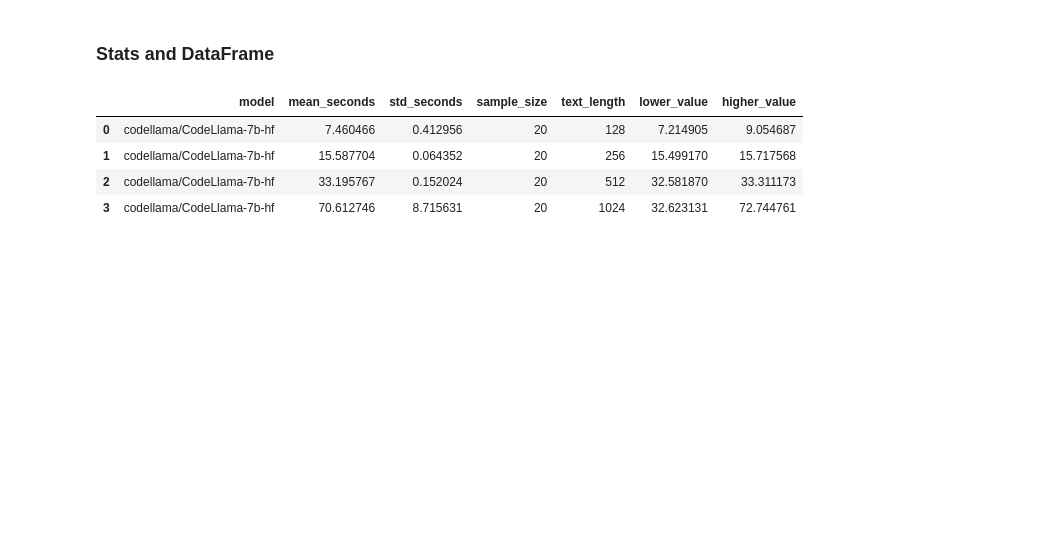
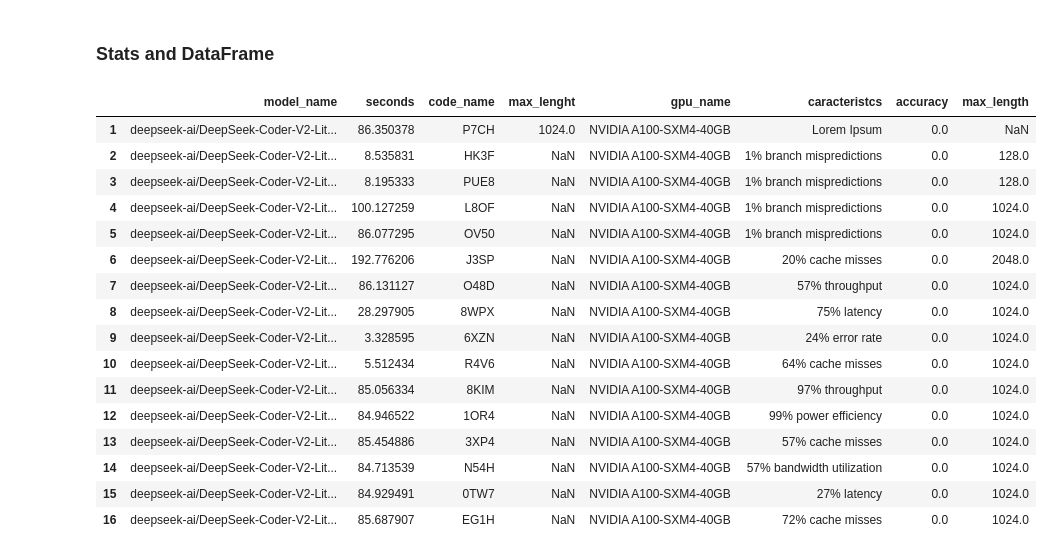
Before and after one commit to lac-dcc/baku, a Jupyter notebook: notebooks/BAKU_Time&Code.ipynb, the cells around one changed output. Saved outputs shown, nothing was run; the diff lists cells and outputs as text; code cells hidden in the pictures; blank space fills up the shorter version.

```diff
--- a/notebooks/BAKU_Time&Code.ipynb
+++ b/notebooks/BAKU_Time&Code.ipynb
@@ -177,11 +201,27 @@ models_data = simulation_model(models_data,first_max_length=1024,max_lenght_pow=
 # %% [markdown]
 ### Stats and DataFrame
-# %%
-models_data
-# %% [output]
-|  | model | mean_seconds | std_seconds | sample_size | text_length | lower_value | higher_value |
-| 0 | codellama/CodeLlama-7b-hf | 7.460466 | 0.412956 | 20 | 128 | 7.214905 | 9.054687 |
-| 1 | codellama/CodeLlama-7b-hf | 15.587704 | 0.064352 | 20 | 256 | 15.499170 | 15.717568 |
-| 2 | codellama/CodeLlama-7b-hf | 33.195767 | 0.152024 | 20 | 512 | 32.581870 | 33.311173 |
-| 3 | codellama/CodeLlama-7b-hf | 70.612746 | 8.715631 | 20 | 1024 | 32.623131 | 72.744761 |
+# %%
+model_values_path = '/content/drive/MyDrive/Colab_Notebooks/Baku/data/model_values.csv'
+
+models_values = pd.read_csv(model_values_path)
+models_values = models_values[models_values.get('model_name') == model_name]
+models_values
+# %% [output]
+|  | model_name | seconds | code_name | max_lenght | gpu_name | caracteristcs | accuracy | max_length |
+| 1 | deepseek-ai/DeepSeek-Coder-V2-Lit... | 86.350378 | P7CH | 1024.0 | NVIDIA A100-SXM4-40GB | Lorem Ipsum | 0.0 | NaN |
+| 2 | deepseek-ai/DeepSeek-Coder-V2-Lit... | 8.535831 | HK3F | NaN | NVIDIA A100-SXM4-40GB | 1% branch mispredictions | 0.0 | 128.0 |
+| 3 | deepseek-ai/DeepSeek-Coder-V2-Lit... | 8.195333 | PUE8 | NaN | NVIDIA A100-SXM4-40GB | 1% branch mispredictions | 0.0 | 128.0 |
+| 4 | deepseek-ai/DeepSeek-Coder-V2-Lit... | 100.127259 | L8OF | NaN | NVIDIA A100-SXM4-40GB | 1% branch mispredictions | 0.0 | 1024.0 |
+| 5 | deepseek-ai/DeepSeek-Coder-V2-Lit... | 86.077295 | OV50 | NaN | NVIDIA A100-SXM4-40GB | 1% branch mispredictions | 0.0 | 1024.0 |
+| 6 | deepseek-ai/DeepSeek-Coder-V2-Lit... | 192.776206 | J3SP | NaN | NVIDIA A100-SXM4-40GB | 20% cache misses | 0.0 | 2048.0 |
+| 7 | deepseek-ai/DeepSeek-Coder-V2-Lit... | 86.131127 | O48D | NaN | NVIDIA A100-SXM4-40GB | 57% throughput | 0.0 | 1024.0 |
+| 8 | deepseek-ai/DeepSeek-Coder-V2-Lit... | 28.297905 | 8WPX | NaN | NVIDIA A100-SXM4-40GB | 75% latency | 0.0 | 1024.0 |
+| 9 | deepseek-ai/DeepSeek-Coder-V2-Lit... | 3.328595 | 6XZN | NaN | NVIDIA A100-SXM4-40GB | 24% error rate | 0.0 | 1024.0 |
+| 10 | deepseek-ai/DeepSeek-Coder-V2-Lit... | 5.512434 | R4V6 | NaN | NVIDIA A100-SXM4-40GB | 64% cache misses | 0.0 | 1024.0 |
+| 11 | deepseek-ai/DeepSeek-Coder-V2-Lit... | 85.056334 | 8KIM | NaN | NVIDIA A100-SXM4-40GB | 97% throughput | 0.0 | 1024.0 |
+| 12 | deepseek-ai/DeepSeek-Coder-V2-Lit... | 84.946522 | 1OR4 | NaN | NVIDIA A100-SXM4-40GB | 99% power efficiency | 0.0 | 1024.0 |
+| 13 | deepseek-ai/DeepSeek-Coder-V2-Lit... | 85.454886 | 3XP4 | NaN | NVIDIA A100-SXM4-40GB | 57% cache misses | 0.0 | 1024.0 |
+| 14 | deepseek-ai/DeepSeek-Coder-V2-Lit... | 84.713539 | N54H | NaN | NVIDIA A100-SXM4-40GB | 57% bandwidth utilization | 0.0 | 1024.0 |
+| 15 | deepseek-ai/DeepSeek-Coder-V2-Lit... | 84.929491 | 0TW7 | NaN | NVIDIA A100-SXM4-40GB | 27% latency | 0.0 | 1024.0 |
+| 16 | deepseek-ai/DeepSeek-Coder-V2-Lit... | 85.687907 | EG1H | NaN | NVIDIA A100-SXM4-40GB | 72% cache misses | 0.0 | 1024.0 |
 # %%
```
Also changed, not shown: parts of 9 cells of this notebook, 45 other files.
